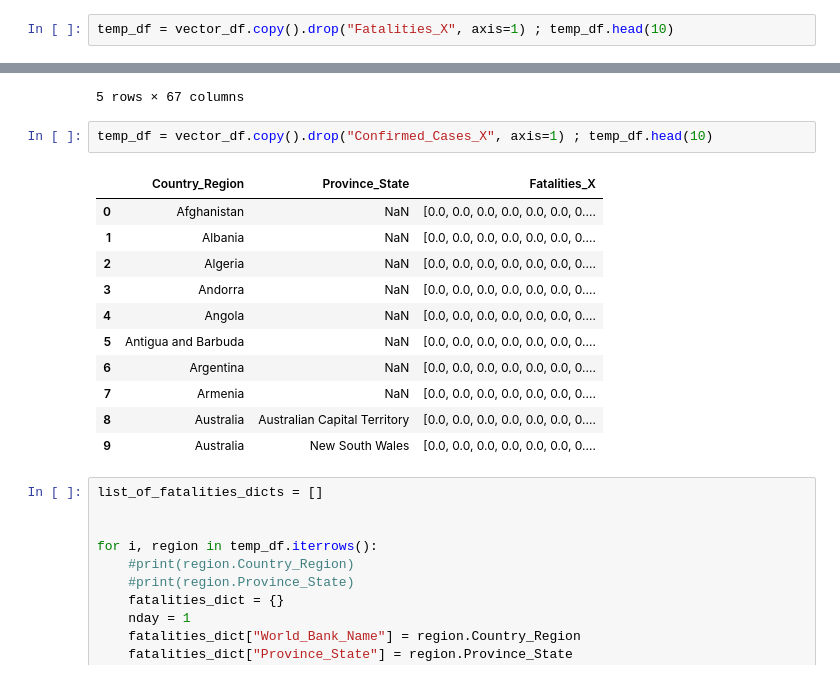
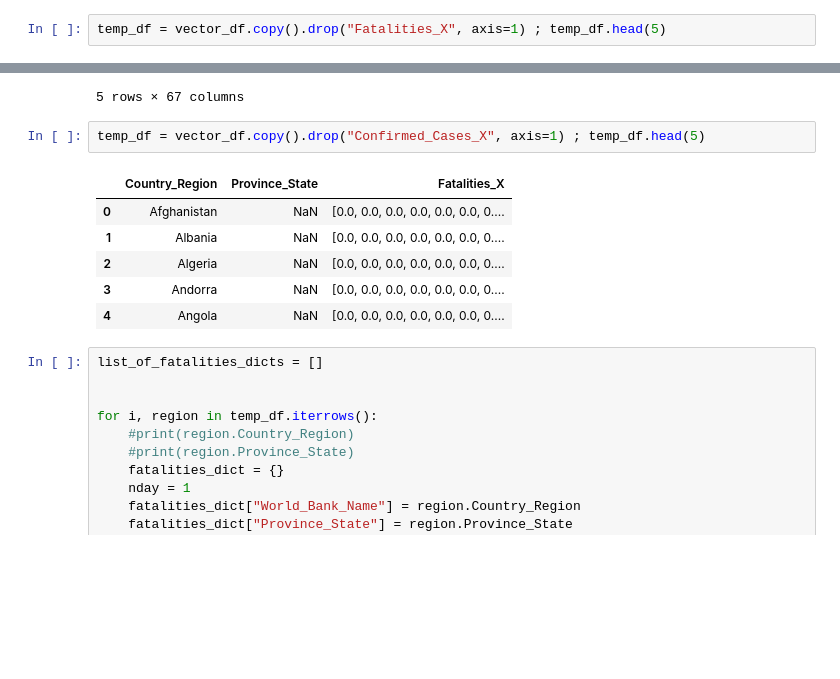
Before and after one commit to Velociraptorvelraptor/COVID19-global-forecasting, a Jupyter notebook: COVID19 global forecasting.ipynb, the cells around one changed output, grey strips where cells are left out. Cells and saved outputs as stored; diff of their text form; blank space fills up the shorter version.

```diff
--- a/COVID19 global forecasting.ipynb
+++ b/COVID19 global forecasting.ipynb
@@ -93,5 +57,5 @@ Zimbabwe 65
 # %%
-temp_df = vector_df.copy().drop("Fatalities_X", axis=1) ; temp_df.head(10)
+temp_df = vector_df.copy().drop("Fatalities_X", axis=1) ; temp_df.head(5)
 # %% [output]
 |  | Country_Region | Province_State | Confirmed_Cases_X |
 | 0 | Afghanistan | NaN | [0.0, 0.0, 0.0, 0.0, 0.0, 0.0, 0.... |
@@ -134,19 +93,14 @@ print(Cases_df.shape); Cases_df.head(5)
 | 4 | NaN | Angola | 0.0 | 0.0 | 0.0 | 0.0 | 0.0 | 0.0 | 0.0 | ... |
 5 rows × 67 columns
 # %%
-temp_df = vector_df.copy().drop("Confirmed_Cases_X", axis=1) ; temp_df.head(10)
+temp_df = vector_df.copy().drop("Confirmed_Cases_X", axis=1) ; temp_df.head(5)
 # %% [output]
 |  | Country_Region | Province_State | Fatalities_X |
 | 0 | Afghanistan | NaN | [0.0, 0.0, 0.0, 0.0, 0.0, 0.0, 0.... |
 | 1 | Albania | NaN | [0.0, 0.0, 0.0, 0.0, 0.0, 0.0, 0.... |
 | 2 | Algeria | NaN | [0.0, 0.0, 0.0, 0.0, 0.0, 0.0, 0.... |
 | 3 | Andorra | NaN | [0.0, 0.0, 0.0, 0.0, 0.0, 0.0, 0.... |
 | 4 | Angola | NaN | [0.0, 0.0, 0.0, 0.0, 0.0, 0.0, 0.... |
-| 5 | Antigua and Barbuda | NaN | [0.0, 0.0, 0.0, 0.0, 0.0, 0.0, 0.... |
-| 6 | Argentina | NaN | [0.0, 0.0, 0.0, 0.0, 0.0, 0.0, 0.... |
-| 7 | Armenia | NaN | [0.0, 0.0, 0.0, 0.0, 0.0, 0.0, 0.... |
-| 8 | Australia | Australian Capital Territory | [0.0, 0.0, 0.0, 0.0, 0.0, 0.0, 0.... |
-| 9 | Australia | New South Wales | [0.0, 0.0, 0.0, 0.0, 0.0, 0.0, 0.... |
 # %%
 list_of_fatalities_dicts = []
 
```
Also changed, not shown: parts of 22 cells of this notebook.
